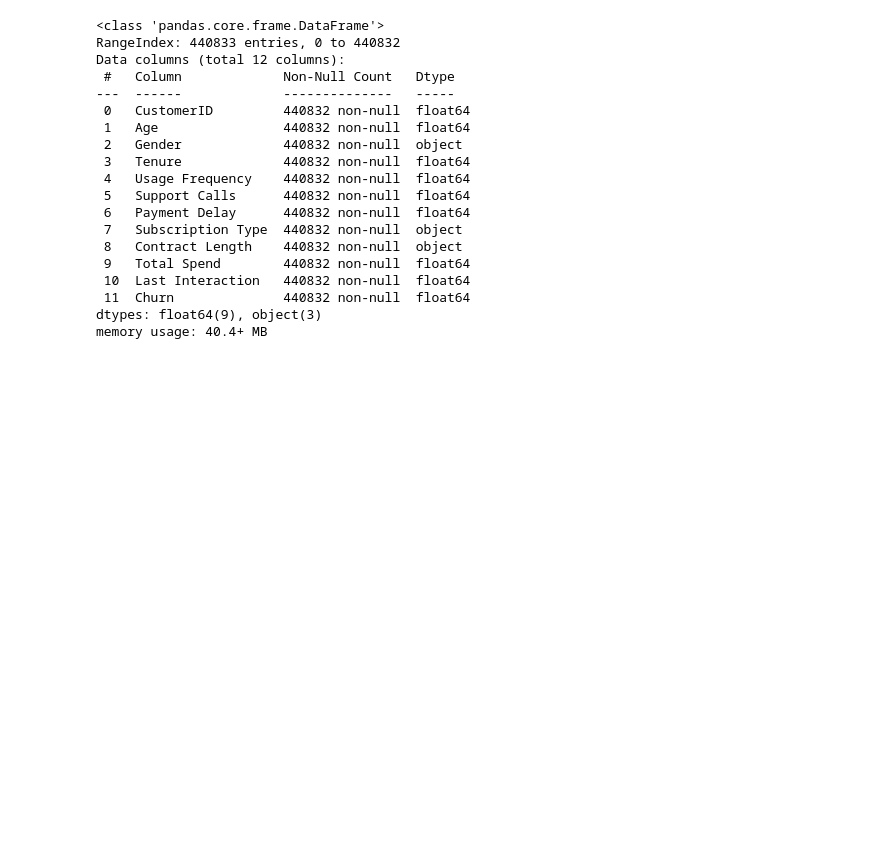
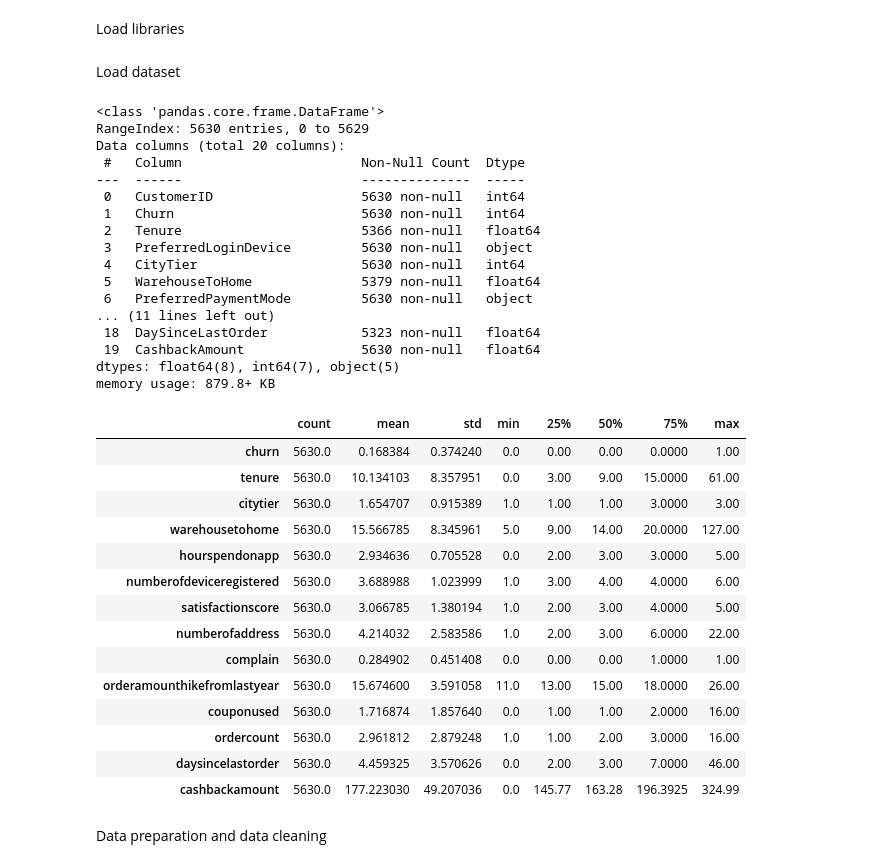
Before and after one commit to VadimChernik/customer_churn_prediction, a Jupyter notebook: notebook.ipynb, the cells around one changed output. Drawn from its saved outputs; the diff is of its cells as text; code cells hidden in the pictures; blank space fills up the shorter version.

```diff
--- a/notebook.ipynb
+++ b/notebook.ipynb
@@ -4,0 +9,2 @@ df = pd.read_csv('customer_churn_dataset.csv')
+# %% [markdown]
+Load libraries
@@ -5,22 +18,44 @@ df = pd.read_csv('customer_churn_dataset.csv')
+# %% [markdown]
+Load dataset
+# %%
+df = pd.read_excel('data/ecommerce_dataset.xlsx',sheet_name='E Comm')
 # %%
 df.info()
 # %% [output]
 <class 'pandas.core.frame.DataFrame'>
-RangeIndex: 440833 entries, 0 to 440832
-Data columns (total 12 columns):
- #   Column             Non-Null Count   Dtype
----  ------             --------------   -----
- 0   CustomerID         440832 non-null  float64
- 1   Age                440832 non-null  float64
- 2   Gender             440832 non-null  object
- 3   Tenure             440832 non-null  float64
- 4   Usage Frequency    440832 non-null  float64
- 5   Support Calls      440832 non-null  float64
- 6   Payment Delay      440832 non-null  float64
- 7   Subscription Type  440832 non-null  object
- 8   Contract Length    440832 non-null  object
- 9   Total Spend        440832 non-null  float64
- 10  Last Interaction   440832 non-null  float64
- 11  Churn              440832 non-null  float64
-dtypes: float64(9), object(3)
-memory usage: 40.4+ MB
+RangeIndex: 5630 entries, 0 to 5629
+Data columns (total 20 columns):
+ #   Column                       Non-Null Count  Dtype
+---  ------                       --------------  -----
+ 0   CustomerID                   5630 non-null   int64
+ 1   Churn                        5630 non-null   int64
+ 2   Tenure                       5366 non-null   float64
+ 3   PreferredLoginDevice         5630 non-null   object
+ 4   CityTier                     5630 non-null   int64
+ 5   WarehouseToHome              5379 non-null   float64
+ 6   PreferredPaymentMode         5630 non-null   object
+... (11 lines left out)
+ 18  DaySinceLastOrder            5323 non-null   float64
+ 19  CashbackAmount               5630 non-null   float64
+dtypes: float64(8), int64(7), object(5)
+memory usage: 879.8+ KB
+# %%
+df.describe().T
+# %% [output]
+|  | count | mean | std | min | 25% | 50% | 75% | max |
+| churn | 5630.0 | 0.168384 | 0.374240 | 0.0 | 0.00 | 0.00 | 0.0000 | 1.00 |
+| tenure | 5630.0 | 10.134103 | 8.357951 | 0.0 | 3.00 | 9.00 | 15.0000 | 61.00 |
+| citytier | 5630.0 | 1.654707 | 0.915389 | 1.0 | 1.00 | 1.00 | 3.0000 | 3.00 |
+| warehousetohome | 5630.0 | 15.566785 | 8.345961 | 5.0 | 9.00 | 14.00 | 20.0000 | 127.00 |
+| hourspendonapp | 5630.0 | 2.934636 | 0.705528 | 0.0 | 2.00 | 3.00 | 3.0000 | 5.00 |
+| numberofdeviceregistered | 5630.0 | 3.688988 | 1.023999 | 1.0 | 3.00 | 4.00 | 4.0000 | 6.00 |
+| satisfactionscore | 5630.0 | 3.066785 | 1.380194 | 1.0 | 2.00 | 3.00 | 4.0000 | 5.00 |
+| numberofaddress | 5630.0 | 4.214032 | 2.583586 | 1.0 | 2.00 | 3.00 | 6.0000 | 22.00 |
+| complain | 5630.0 | 0.284902 | 0.451408 | 0.0 | 0.00 | 0.00 | 1.0000 | 1.00 |
+| orderamounthikefromlastyear | 5630.0 | 15.674600 | 3.591058 | 11.0 | 13.00 | 15.00 | 18.0000 | 26.00 |
+| couponused | 5630.0 | 1.716874 | 1.857640 | 0.0 | 1.00 | 1.00 | 2.0000 | 16.00 |
+| ordercount | 5630.0 | 2.961812 | 2.879248 | 1.0 | 1.00 | 2.00 | 3.0000 | 16.00 |
+| daysincelastorder | 5630.0 | 4.459325 | 3.570626 | 0.0 | 2.00 | 3.00 | 7.0000 | 46.00 |
+| cashbackamount | 5630.0 | 177.223030 | 49.207036 | 0.0 | 145.77 | 163.28 | 196.3925 | 324.99 |
+# %% [markdown]
+Data preparation and data cleaning
```
Also changed, not shown: parts of 14 cells of this notebook, 2 other files.
